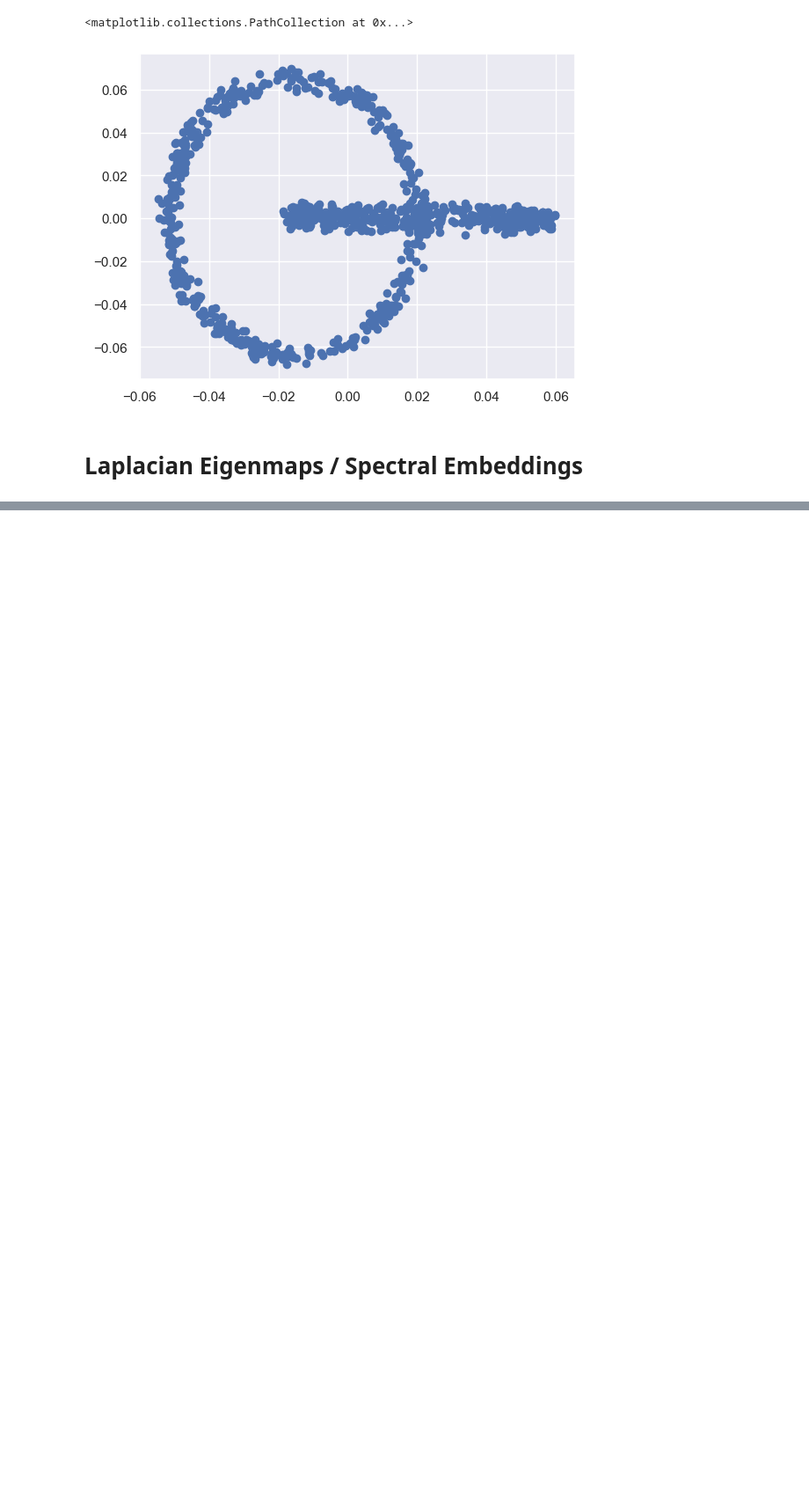
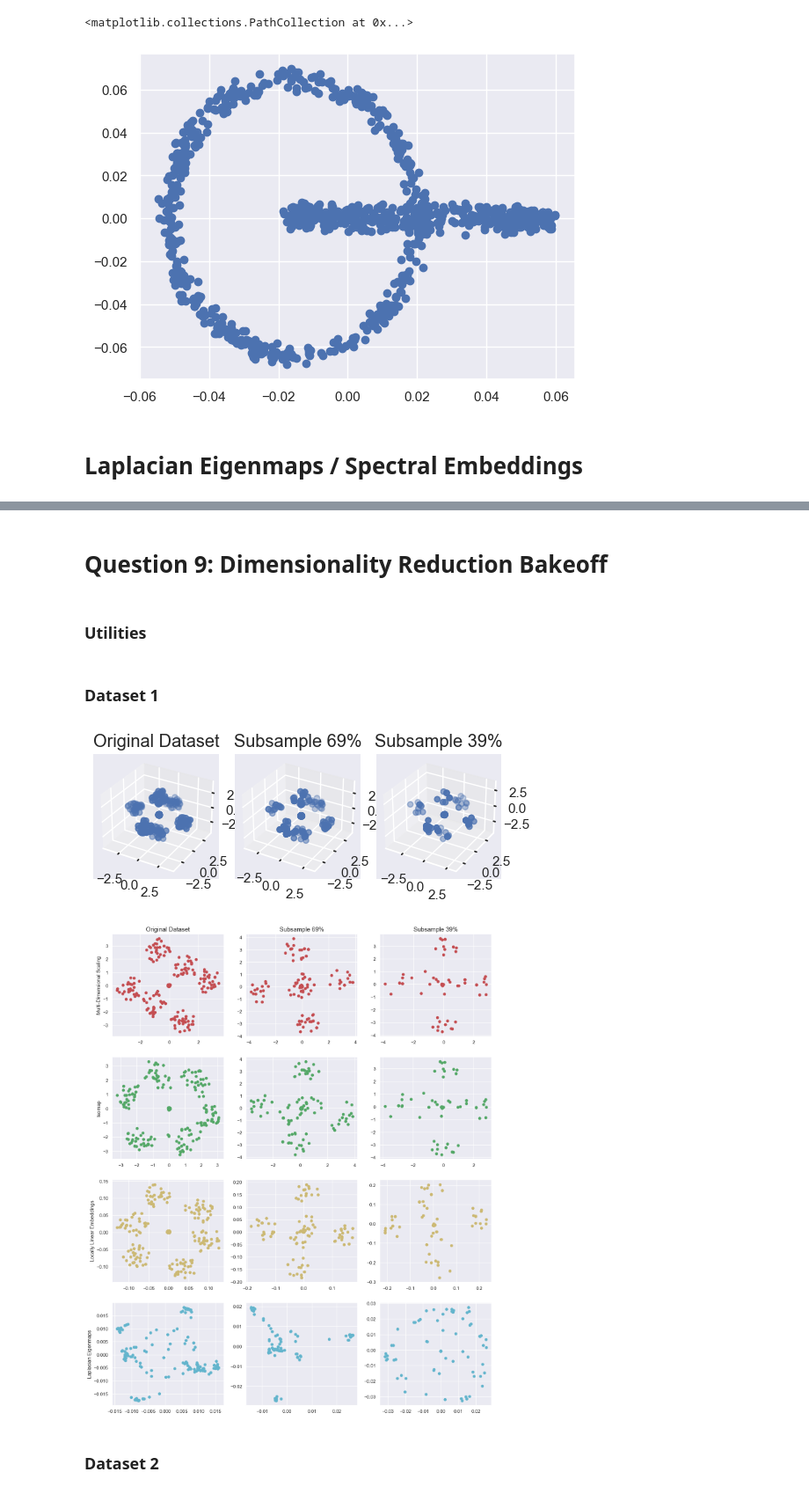
Before and after one commit to gil2rok/geometric-data-analysis, a Jupyter notebook: hw2/code/questions.ipynb, the cells around one changed output, grey strips where cells are left out. Shown at 88% size. Saved outputs shown, nothing was run; the diff lists cells and outputs as text; code cells hidden in the pictures; blank space fills up the shorter version.

Commit message:
done with q9 bakeoff

```diff
--- a/hw2/code/questions.ipynb
+++ b/hw2/code/questions.ipynb
@@ -13,6 +16,10 @@ from locally_linear_embedding import LocallyLinearEmbedding
 # %%
 path_to_data = 'data/'
+save_path = '../writeup/images'
 sns.set_theme()
+
+seed = 0
+rng = default_rng(seed)
 
 %load_ext autoreload
 %autoreload 2
@@ -84,0 +89,31 @@ plt.scatter(Y[:, 0], Y[:, 1])
+# %% [markdown]
+# Question 9: Dimensionality Reduction Bakeoff
+# %% [markdown]
+### Utilities
+# %%
+def subsample(X, m):
+    n = X.shape[0]
+    idx = rng.integers(low=0, high=n, size=m)
+    return X[idx]
+
+def plot_original_data(X, X_sub1, X_sub2, fname):
+    n = X.shape[0]
+    m1 = X_sub1.shape[0]
+    m2 = X_sub2.shape[0]
+
+    # init figure and title columns
+    fig, axes = plt.subplots(nrows=1, ncols=3, figsize=(5, 2), subplot_kw = {'projection': '3d'})
+    axes[0].set_title('Original Dataset', size='large')
+    axes[1].set_title(f'Subsample {int(m1/n*100)}%', size='large')
+    axes[2].set_title(f'Subsample {int(m2/n*100)}%', size='large')
+
+    # plot data and subsampled data
+    axes[0].scatter(X[:,0], X[:,1], X[:,2])
+    axes[1].scatter(X_sub1[:,0], X_sub1[:,1], X_sub1[:,2])
+    axes[2].scatter(X_sub2[:,0], X_sub2[:,1], X_sub2[:,2])
+
+    complete_fname = os.path.join(save_path, fname)
+    plt.tight_layout()
+    plt.savefig(complete_fname)
+# %% [markdown]
+### Dataset 1
@@ -84,0 +170,14 @@ plt.scatter(Y[:, 0], Y[:, 1])
+# %%
+# import data
+fname = os.path.join(path_to_data, 'ps1-clustering.txt')
+X = np.loadtxt(fname, delimiter='\t', usecols=(1,2,3))
+
+# subsample data, perform dimensionality reduction, and plot
+m1 = int(X.shape[0] * 0.7)
+m2 = int(X.shape[0] * 0.4)
+plot_dataset1(X, m1, m2)
+# %% [output]
+[figure, added]
+[figure, added]
+# %% [markdown]
+### Dataset 2
```
Also changed, not shown: parts of 12 cells of this notebook, 18 other files.
